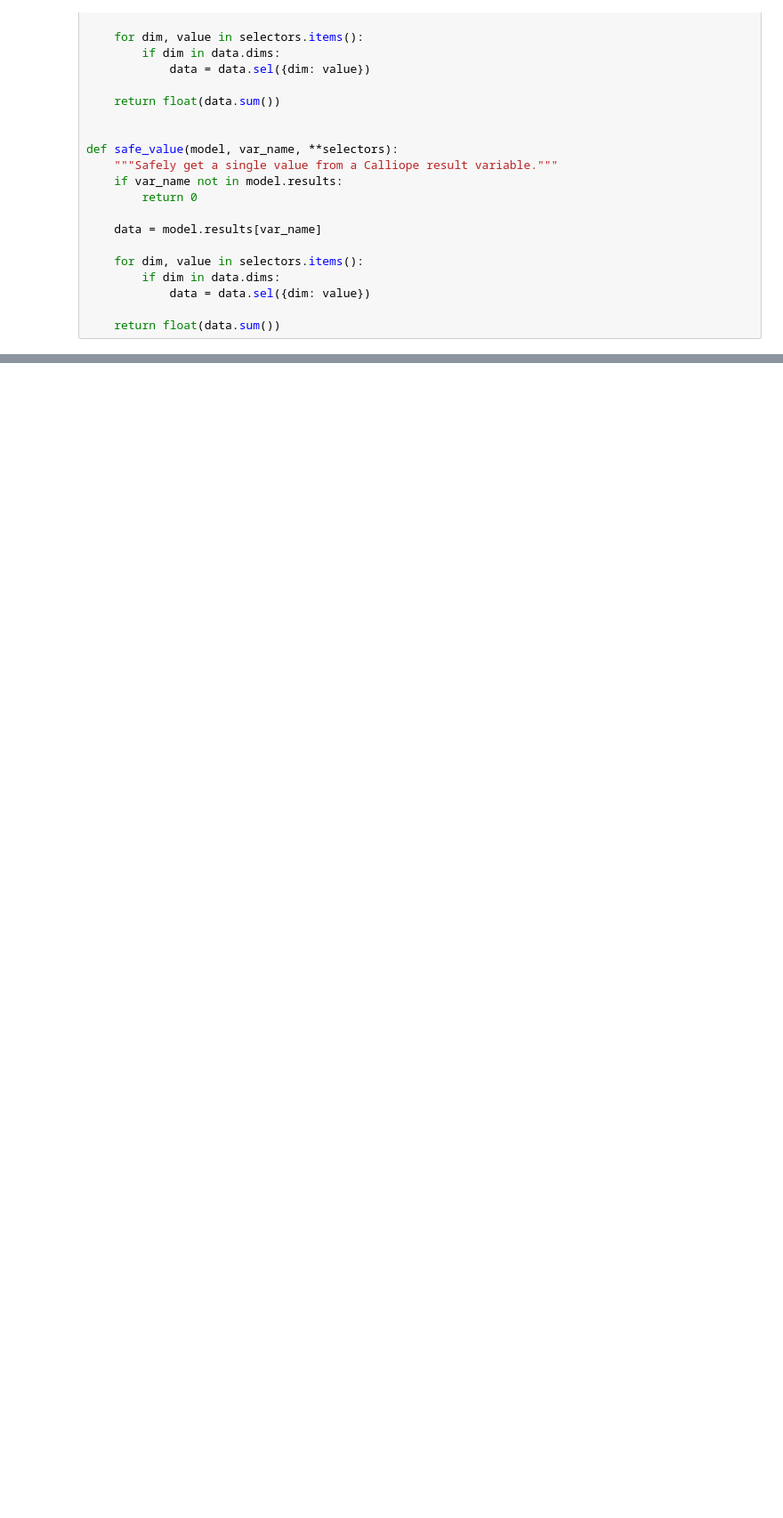
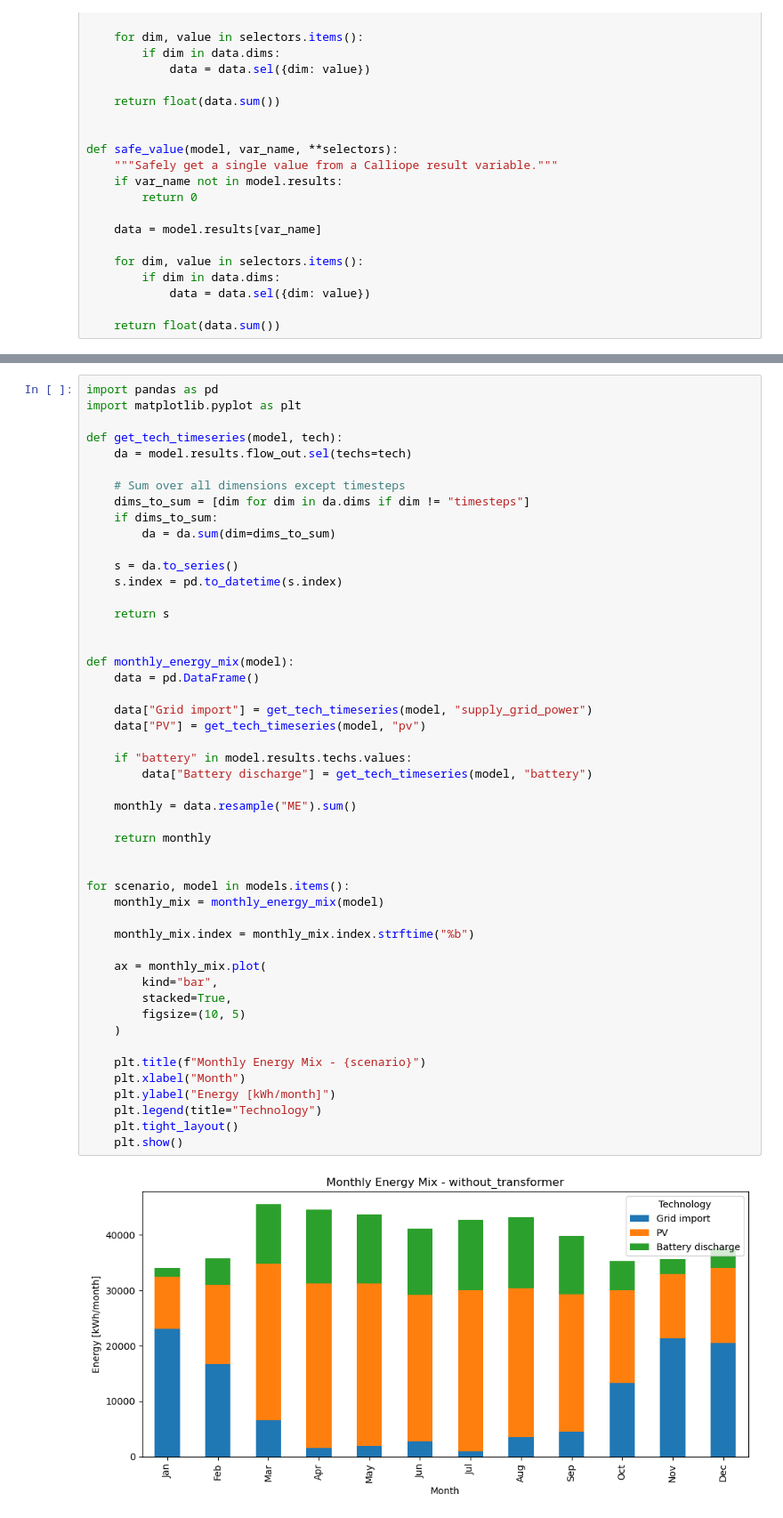
Before and after one commit to natitribaldos1/calliope-thesis-model-repo, a Jupyter notebook: notebooks/Calliope_Model_Run.ipynb, the cells around one changed output, grey strips where cells are left out. Shown at 89% size. Saved outputs shown, nothing was run; the diff lists cells and outputs as text; blank space fills up the shorter version.

```diff
--- a/notebooks/Calliope_Model_Run.ipynb
+++ b/notebooks/Calliope_Model_Run.ipynb
@@ -164,0 +204,51 @@ comparison_table
+# %%
+import pandas as pd
+import matplotlib.pyplot as plt
+
+def get_tech_timeseries(model, tech):
+    da = model.results.flow_out.sel(techs=tech)
+
+    # Sum over all dimensions except timesteps
+    dims_to_sum = [dim for dim in da.dims if dim != "timesteps"]
+    if dims_to_sum:
+        da = da.sum(dim=dims_to_sum)
+
+    s = da.to_series()
+    s.index = pd.to_datetime(s.index)
+
+    return s
+
+
+def monthly_energy_mix(model):
+    data = pd.DataFrame()
+
+    data["Grid import"] = get_tech_timeseries(model, "supply_grid_power")
+    data["PV"] = get_tech_timeseries(model, "pv")
+
+    if "battery" in model.results.techs.values:
+        data["Battery discharge"] = get_tech_timeseries(model, "battery")
+
+    monthly = data.resample("ME").sum()
+
+    return monthly
+
+
+for scenario, model in models.items():
+    monthly_mix = monthly_energy_mix(model)
+
+    monthly_mix.index = monthly_mix.index.strftime("%b")
+
+    ax = monthly_mix.plot(
+        kind="bar",
+        stacked=True,
+        figsize=(10, 5)
+    )
+
+    plt.title(f"Monthly Energy Mix - {scenario}")
+    plt.xlabel("Month")
+    plt.ylabel("Energy [kWh/month]")
+    plt.legend(title="Technology")
+    plt.tight_layout()
+    plt.show()
+# %% [output]
+[figure, added]
```
Also changed, not shown: parts of 4 cells of this notebook, 2 other files.
